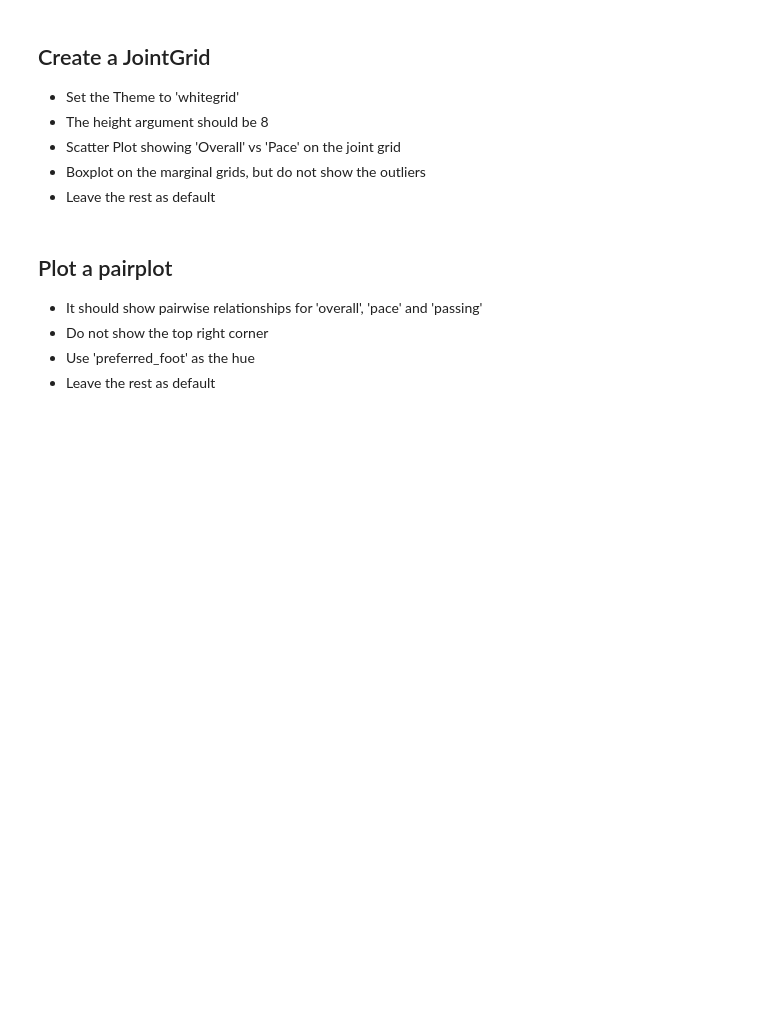
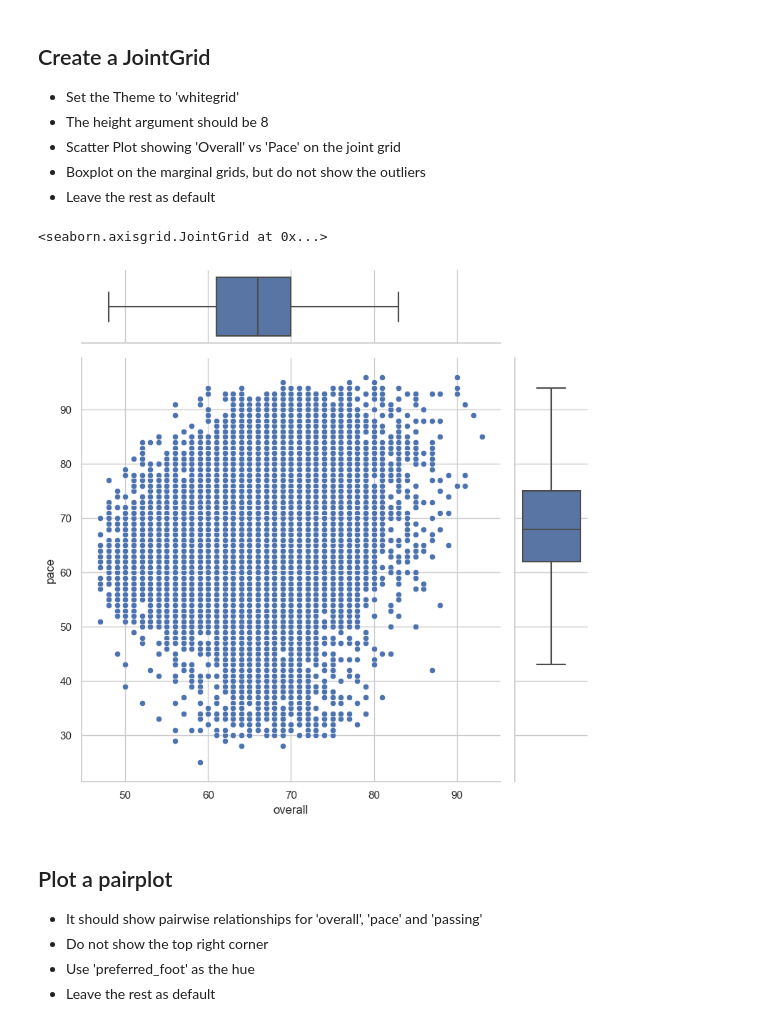
Before and after one commit to natalieheng/Project-1---Purchases-and-Transaction, a Jupyter notebook: Courses/(1) Course Resurces-Python for Data Analysis and Visualization/15 Challenge Section - Seaborn/challenge_questions_seaborn.ipynb, the cells around one changed output. Saved outputs shown, nothing was run; the diff lists cells and outputs as text; code cells hidden in the pictures; blank space fills up the shorter version.

```diff
--- a/Courses/(1) Course Resurces-Python for Data Analysis and Visualization/15 Challenge Section - Seaborn/challenge_questions_seaborn.ipynb
+++ b/Courses/(1) Course Resurces-Python for Data Analysis and Visualization/15 Challenge Section - Seaborn/challenge_questions_seaborn.ipynb
@@ -62,6 +76,16 @@ players_21.head(2)
 * Scatter Plot showing 'Overall' vs 'Pace' on the joint grid
 * Boxplot on the marginal grids, but do not show the outliers
 * Leave the rest as default
+# %%
+sns.set_theme(style="whitegrid")
+g = sns.JointGrid(data = players_21, x = 'overall', y = 'pace', height = 8)
+g.plot_joint(sns.scatterplot)
+g.plot_marginals(sns.boxplot, fliersize = 0)
+
+#g.plot(sns.scatterplot, sns.rugplot)
+# %% [output]
+<seaborn.axisgrid.JointGrid at 0x...>
+[figure, added]
 # %% [markdown]
 ## Plot a pairplot
 * It should show pairwise relationships for 'overall', 'pace' and 'passing'
```
Also changed, not shown: parts of 9 cells of this notebook, 1 other file.
